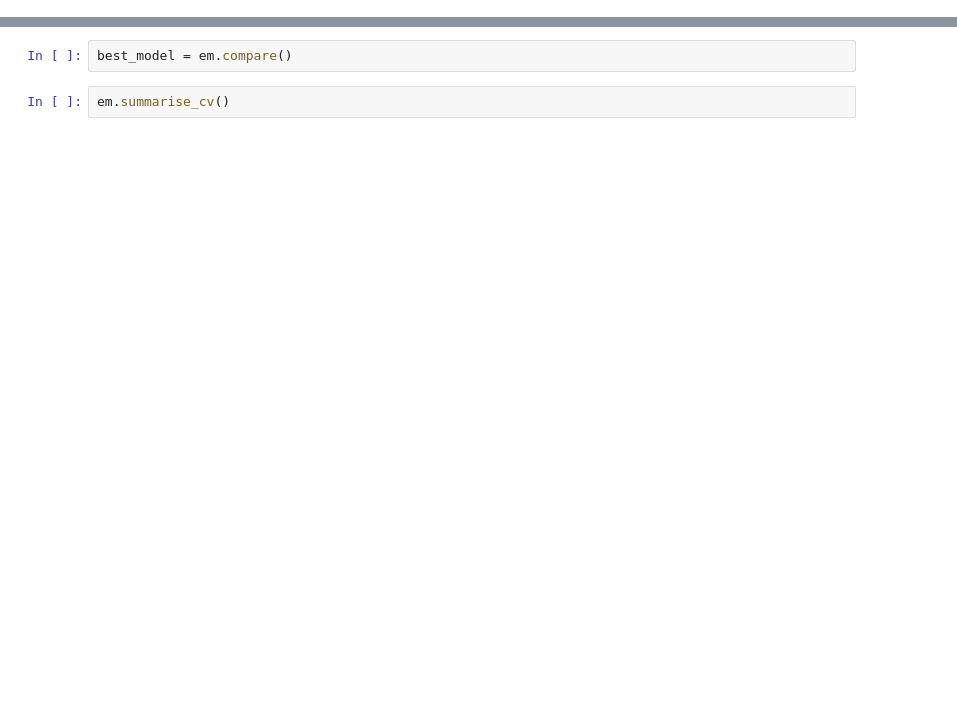
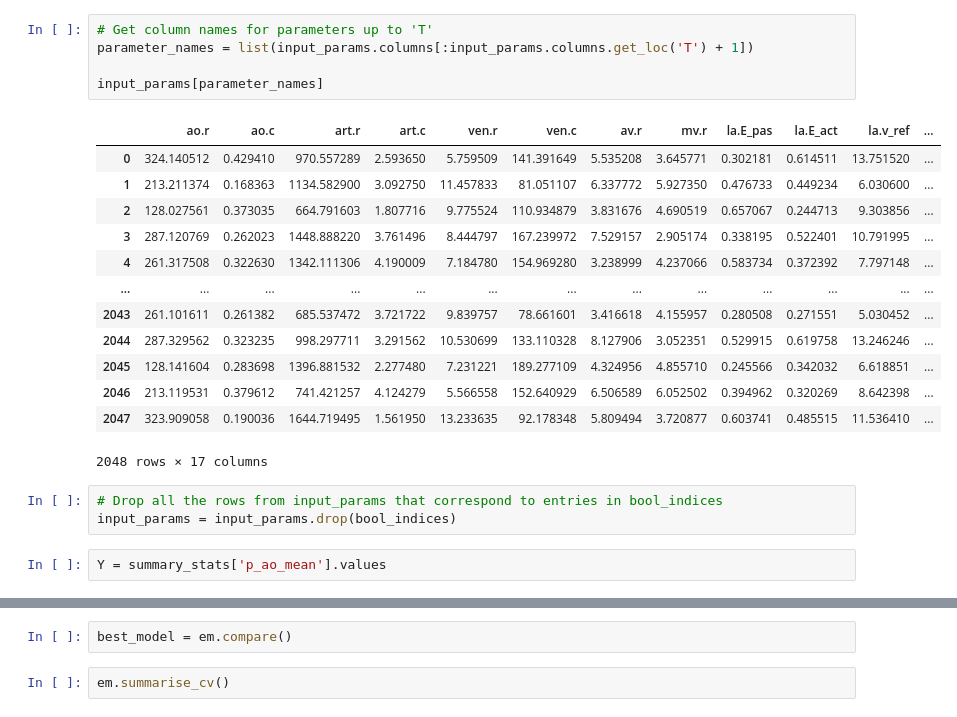
Before and after one commit to alan-turing-institute/comparative-gsa, a Jupyter notebook: sandbox/ae_naghavi.ipynb, the cells around one changed output, grey strips where cells are left out. Drawn from its saved outputs; the diff is of its cells as text; blank space fills up the shorter version.

```diff
--- a/sandbox/ae_naghavi.ipynb
+++ b/sandbox/ae_naghavi.ipynb
@@ -23,2 +32,26 @@ input_params = pd.read_csv(os.path.join(sim_path, f'input_samples_{n_samples}.cs
+# %%
+# Get column names for parameters up to 'T'
+parameter_names = list(input_params.columns[:input_params.columns.get_loc('T') + 1])
+
+input_params[parameter_names]
+# %% [output]
+|  | ao.r | ao.c | art.r | art.c | ven.r | ven.c | av.r | mv.r | la.E_pas | la.E_act | la.v_ref | ... |
+| 0 | 324.140512 | 0.429410 | 970.557289 | 2.593650 | 5.759509 | 141.391649 | 5.535208 | 3.645771 | 0.302181 | 0.614511 | 13.751520 | ... |
+| 1 | 213.211374 | 0.168363 | 1134.582900 | 3.092750 | 11.457833 | 81.051107 | 6.337772 | 5.927350 | 0.476733 | 0.449234 | 6.030600 | ... |
+| 2 | 128.027561 | 0.373035 | 664.791603 | 1.807716 | 9.775524 | 110.934879 | 3.831676 | 4.690519 | 0.657067 | 0.244713 | 9.303856 | ... |
+| 3 | 287.120769 | 0.262023 | 1448.888220 | 3.761496 | 8.444797 | 167.239972 | 7.529157 | 2.905174 | 0.338195 | 0.522401 | 10.791995 | ... |
+| 4 | 261.317508 | 0.322630 | 1342.111306 | 4.190009 | 7.184780 | 154.969280 | 3.238999 | 4.237066 | 0.583734 | 0.372392 | 7.797148 | ... |
+| ... | ... | ... | ... | ... | ... | ... | ... | ... | ... | ... | ... | ... |
+| 2043 | 261.101611 | 0.261382 | 685.537472 | 3.721722 | 9.839757 | 78.661601 | 3.416618 | 4.155957 | 0.280508 | 0.271551 | 5.030452 | ... |
+| 2044 | 287.329562 | 0.323235 | 998.297711 | 3.291562 | 10.530699 | 133.110328 | 8.127906 | 3.052351 | 0.529915 | 0.619758 | 13.246246 | ... |
+| 2045 | 128.141604 | 0.283698 | 1396.881532 | 2.277480 | 7.231221 | 189.277109 | 4.324956 | 4.855710 | 0.245566 | 0.342032 | 6.618851 | ... |
+| 2046 | 213.119531 | 0.379612 | 741.421257 | 4.124279 | 5.566558 | 152.640929 | 6.506589 | 6.052502 | 0.394962 | 0.320269 | 8.642398 | ... |
+| 2047 | 323.909058 | 0.190036 | 1644.719495 | 1.561950 | 13.233635 | 92.178348 | 5.809494 | 3.720877 | 0.603741 | 0.485515 | 11.536410 | ... |
+2048 rows × 17 columns
+# %%
+# Drop all the rows from input_params that correspond to entries in bool_indices
+input_params = input_params.drop(bool_indices)
+# %%
+Y = summary_stats['p_ao_mean'].values
 # %%
 em = AutoEmulate()
```
Also changed, not shown: parts of 7 cells of this notebook, 2 other files.
